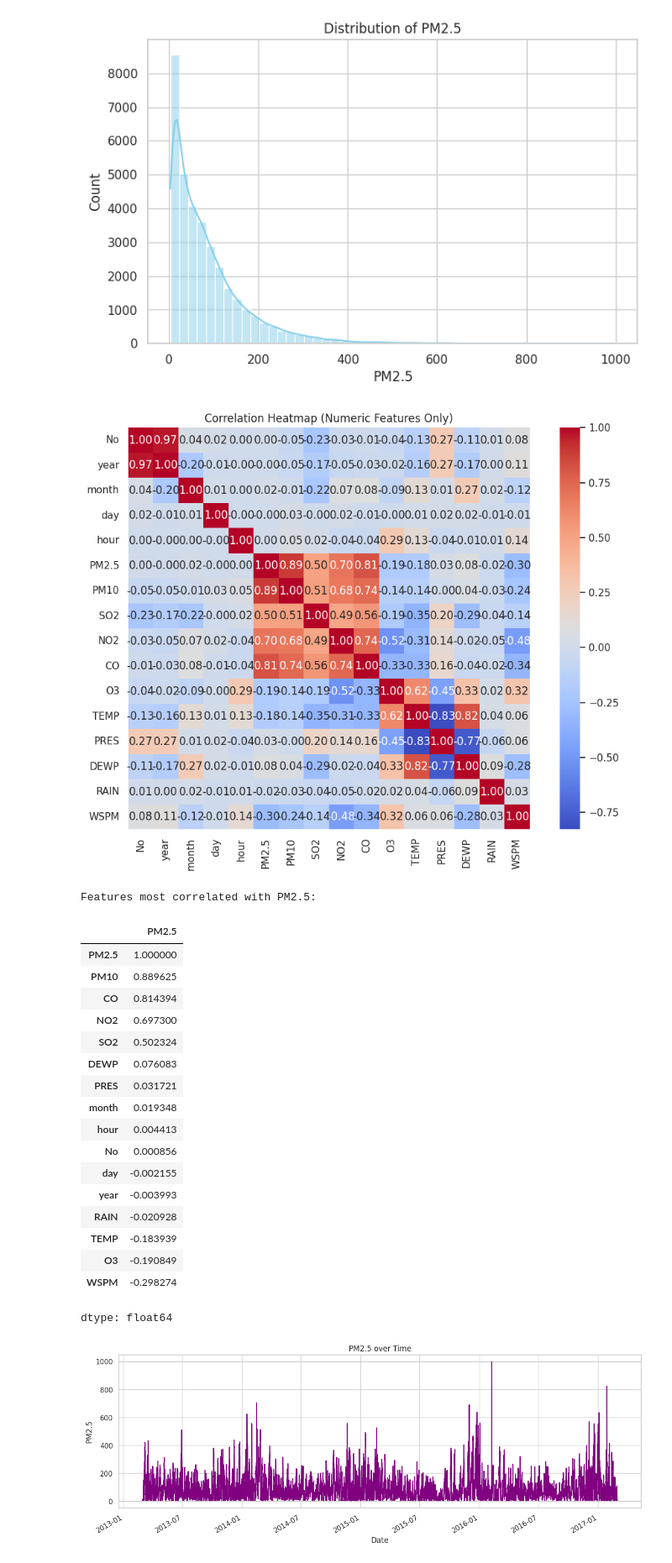
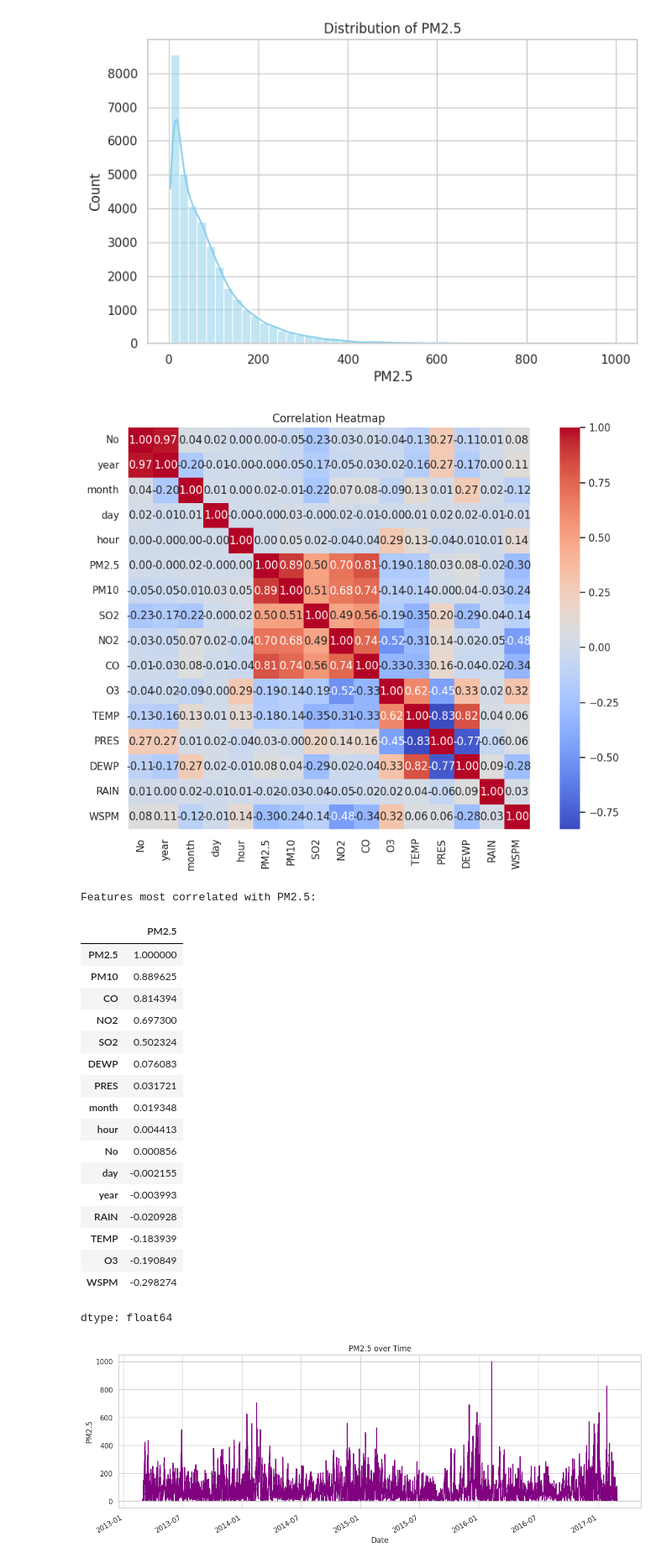
Before and after one commit to Sushantstha2025/AI_worksheet, a Jupyter notebook: regression.ipynb, the cells around one changed output. Shown at 84% size. Drawn from its saved outputs; the diff is of its cells as text; code cells hidden in the pictures.

Commit message:
Made some changes in visuals

```diff
--- a/regression.ipynb
+++ b/regression.ipynb
@@ -118,18 +118,18 @@ key_features = ['DEWP', 'TEMP', 'PRES', 'WSPM']  # corrected 'WSPM' instead of '
 # %%
 numeric_df = df.select_dtypes(include=['int64', 'float64'])
 corr = numeric_df.corr()
 
 plt.figure(figsize=(12,8))
 sns.heatmap(corr, annot=True, fmt=".2f", cmap='coolwarm', square=True)
-plt.title("Correlation Heatmap (Numeric Features Only)")
+plt.title("Correlation Heatmap")
 plt.show()
 
 # Correlation with PM2.5
 corr_target = corr['PM2.5'].sort_values(ascending=False)
 print("\nFeatures most correlated with PM2.5:")
 display(corr_target)
 # %% [output]
-[figure, old version]
+[figure, new version]
 Features most correlated with PM2.5:
 |  | PM2.5 |
 | PM2.5 | 1.000000 |
```
